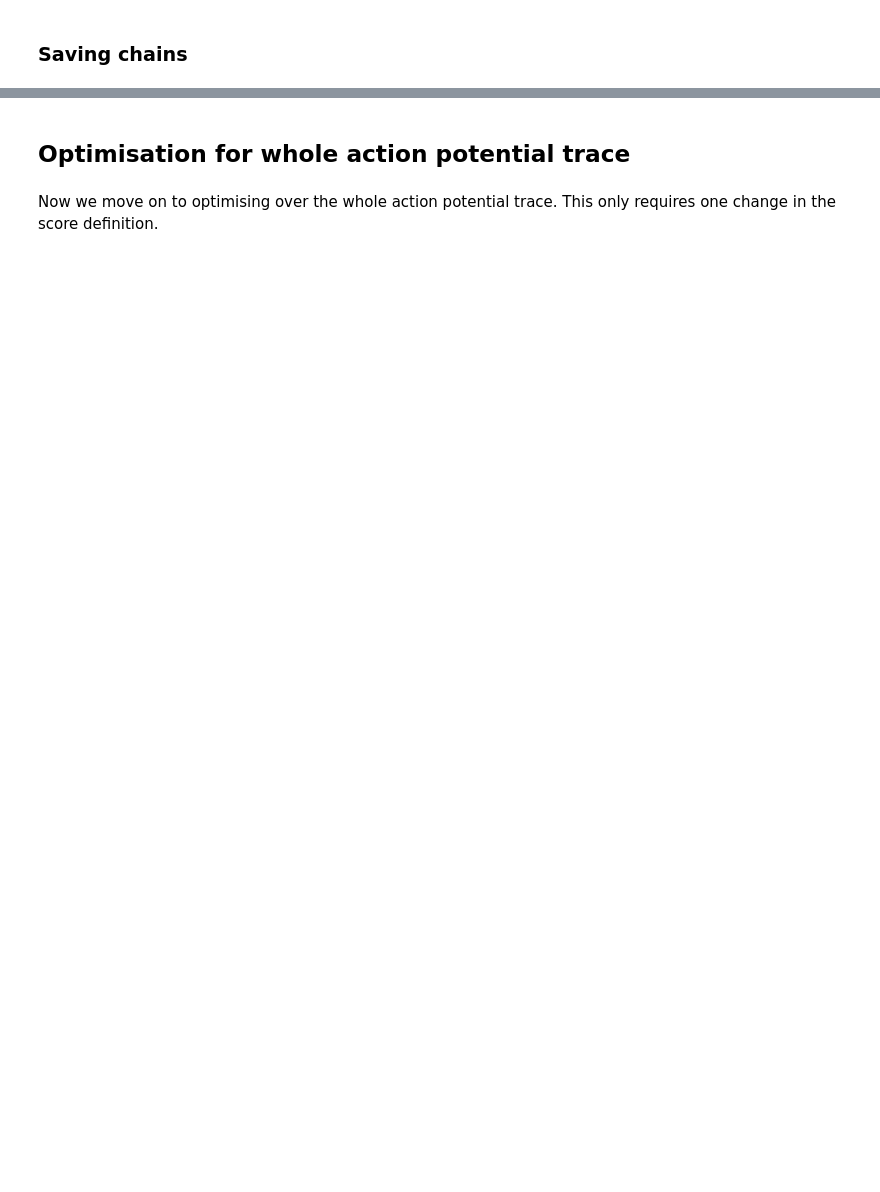
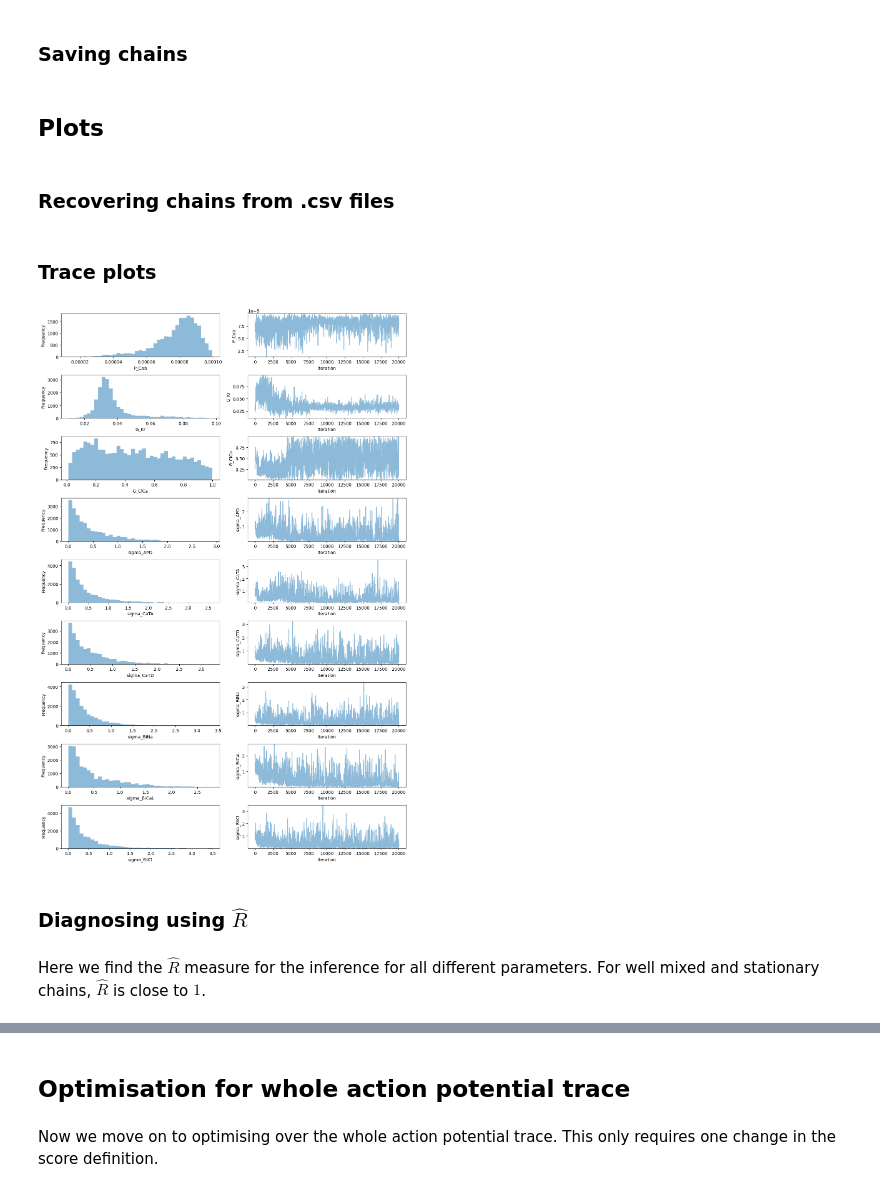
Before and after one commit to mghosh00/CardiacModels, a Jupyter notebook: cardiac_models/examples/torord/torord.ipynb, the cells around one changed output, grey strips where cells are left out. Cells and saved outputs as stored; diff of their text form; code cells hidden in the pictures; blank space fills up the shorter version.

```diff
--- a/cardiac_models/examples/torord/torord.ipynb
+++ b/cardiac_models/examples/torord/torord.ipynb
@@ -792,3 +818,17 @@ all_param_names = param_names + ["sigma_APD", "sigma_CaTA", "sigma_CaTD", "sigma
 for i, chain in enumerate(chains):
     df = pd.DataFrame(chain, columns=all_param_names)
     df.to_csv(f"chain_data/lca_kr_cl/chain_{i}.csv")
+# %% [markdown]
+## Plots
+# %% [markdown]
+### Recovering chains from .csv files
+# %%
+num_chains = 1
+list_of_chains = []
+for i in range(num_chains):
+    df = pd.read_csv(f"chain_data/lca_kr_cl/chain_{i}.csv", index_col=0)
+    chain = df.to_numpy()
+    list_of_chains.append(chain)
+chains = np.array(list_of_chains)
+# %% [markdown]
+### Trace plots
@@ -794,0 +837,10 @@ for i, chain in enumerate(chains):
+# %%
+import pints.plot
+pints.plot.trace(chains, parameter_names=all_param_names)
+plt.show()
+# %% [output]
+[figure, added]
+# %% [markdown]
+### Diagnosing using $\hat{R}$
+# %% [markdown]
+Here we find the $\hat{R}$ measure for the inference for all different parameters. For well mixed and stationary chains, $\hat{R}$ is close to $1$.
```
Also changed, not shown: parts of 23 cells of this notebook.
